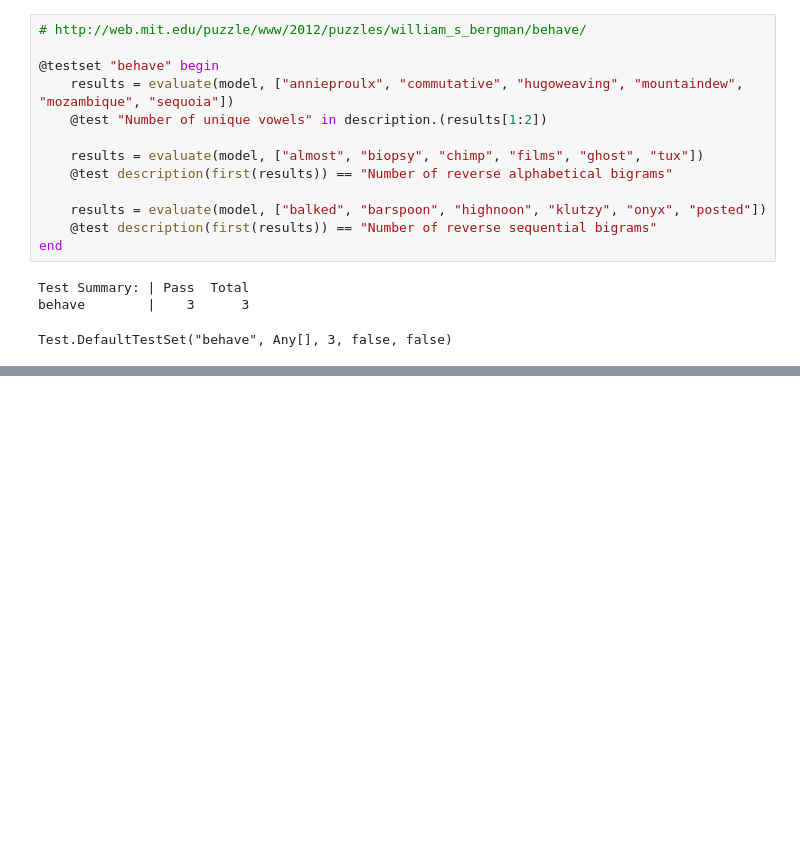
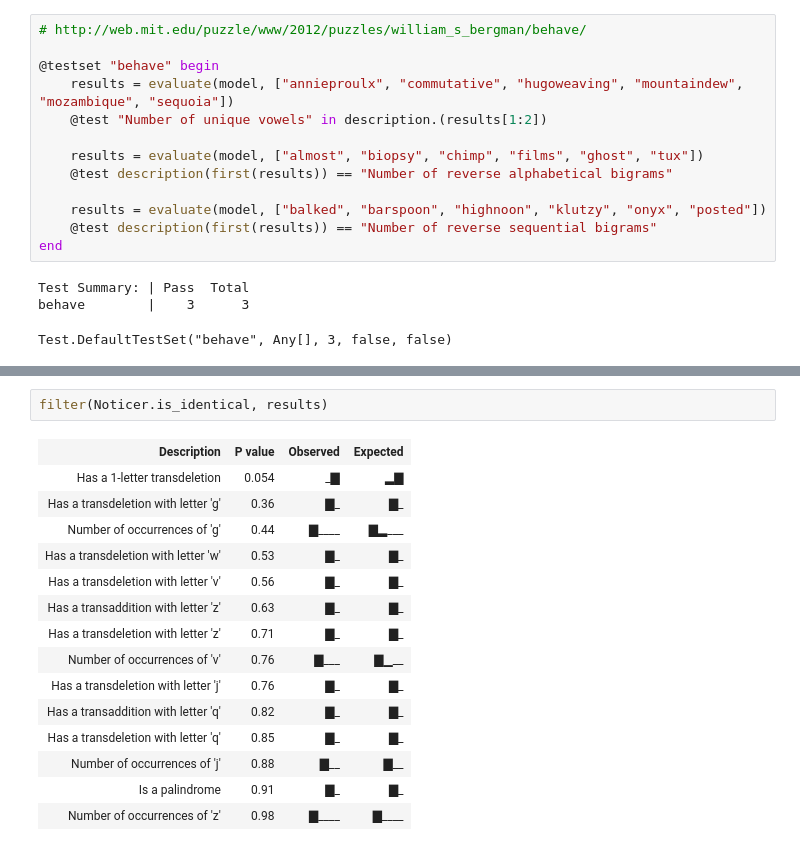
Before and after one commit to rdeits/Noticer.jl, a Jupyter notebook: noticer.ipynb, the cells around one changed output, grey strips where cells are left out. Cells and saved outputs as stored; diff of their text form; blank space fills up the shorter version.

```diff
--- a/noticer.ipynb
+++ b/noticer.ipynb
@@ -243,0 +411,18 @@ LoadError: Some tests did not pass: 0 passed, 1 failed, 0 errored, 0 broken.
+# %%
+filter(Noticer.is_identical, results)
+# %% [output]
+| Description | P value | Observed | Expected |
+| Has a 1-letter transdeletion | 0.054 | _▇ | ▂▇ |
+| Has a transdeletion with letter 'g' | 0.36 | ▇_ | ▇_ |
+| Number of occurrences of 'g' | 0.44 | ▇____ | ▇▂___ |
+| Has a transdeletion with letter 'w' | 0.53 | ▇_ | ▇_ |
+| Has a transdeletion with letter 'v' | 0.56 | ▇_ | ▇_ |
+| Has a transaddition with letter 'z' | 0.63 | ▇_ | ▇_ |
+| Has a transdeletion with letter 'z' | 0.71 | ▇_ | ▇_ |
+| Number of occurrences of 'v' | 0.76 | ▇___ | ▇▁__ |
+| Has a transdeletion with letter 'j' | 0.76 | ▇_ | ▇_ |
+| Has a transaddition with letter 'q' | 0.82 | ▇_ | ▇_ |
+| Has a transdeletion with letter 'q' | 0.85 | ▇_ | ▇_ |
+| Number of occurrences of 'j' | 0.88 | ▇__ | ▇__ |
+| Is a palindrome | 0.91 | ▇_ | ▇_ |
+| Number of occurrences of 'z' | 0.98 | ▇____ | ▇____ |
```
Also changed, not shown: parts of 19 cells of this notebook, 13 other files.
